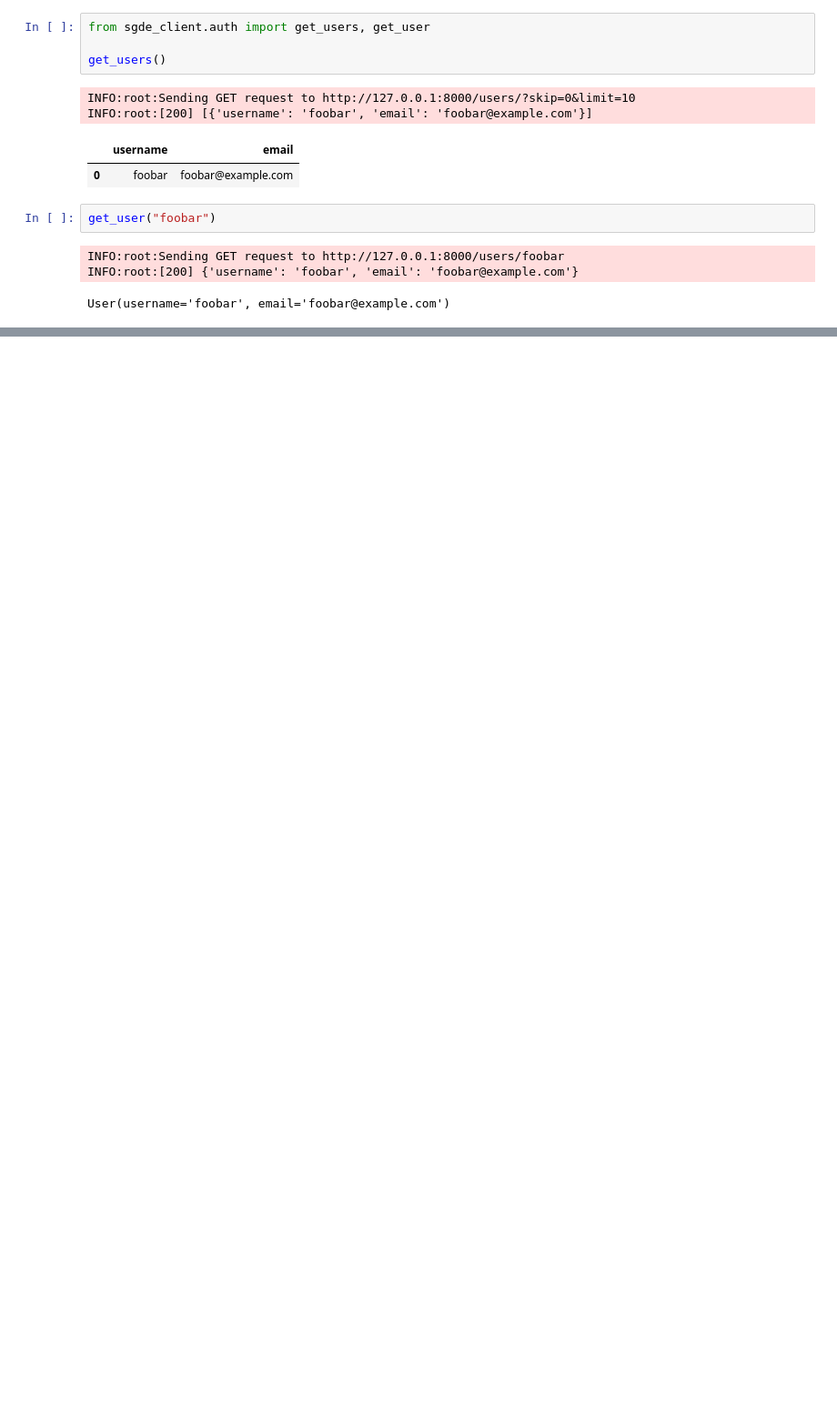
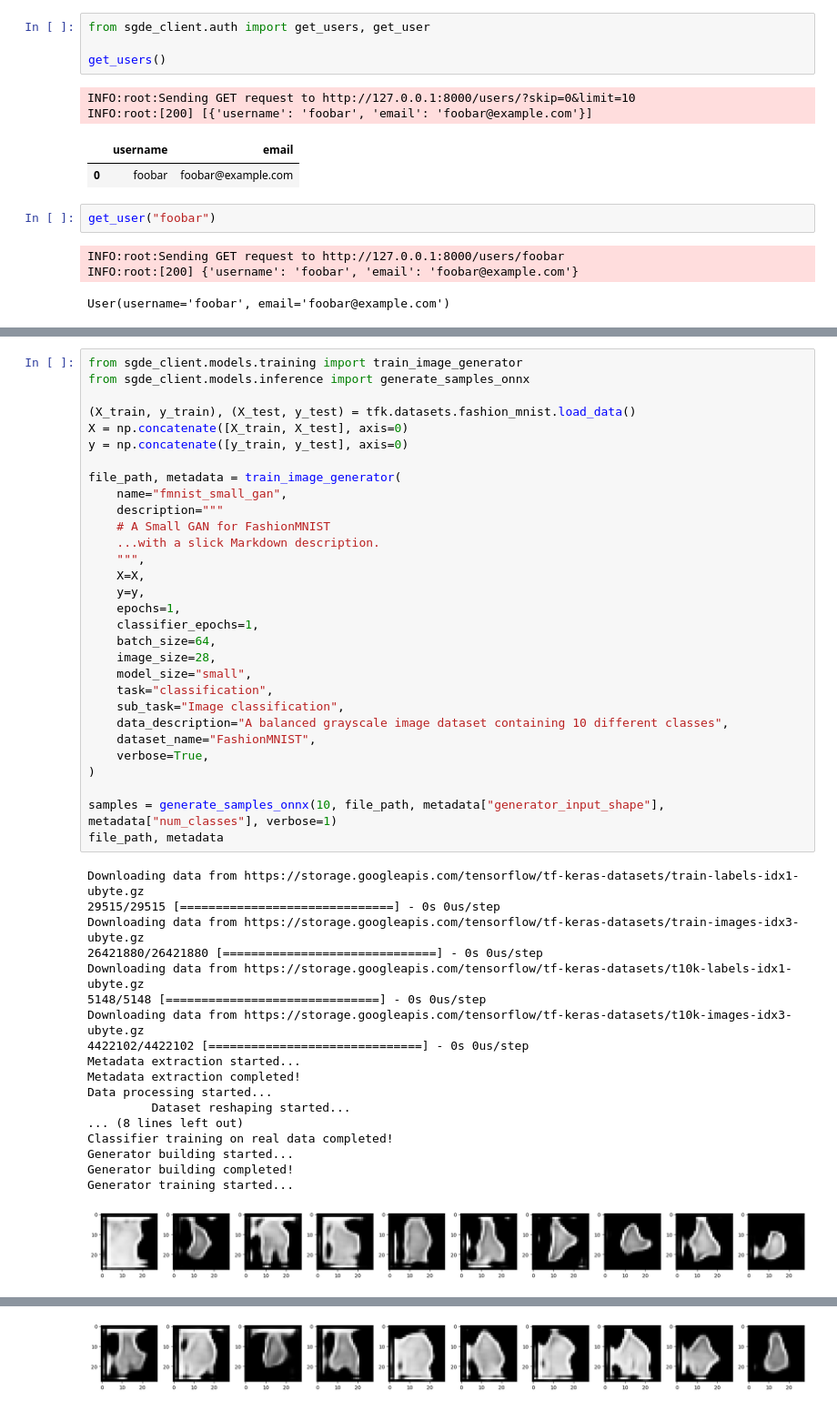
Before and after one commit to archettialberto/SGDE, a Jupyter notebook: sgde_demo.ipynb, the cells around one changed output, grey strips where cells are left out. Shown at 91% size. Cells and saved outputs as stored; diff of their text form; blank space fills up the shorter version.

```diff
--- a/sgde_demo.ipynb
+++ b/sgde_demo.ipynb
@@ -88,0 +151,49 @@ y = np.concatenate([y_train, y_test], axis=0)
+# %%
+from sgde_client.models.training import train_image_generator
+from sgde_client.models.inference import generate_samples_onnx
+
+(X_train, y_train), (X_test, y_test) = tfk.datasets.fashion_mnist.load_data()
+X = np.concatenate([X_train, X_test], axis=0)
+y = np.concatenate([y_train, y_test], axis=0)
+
+file_path, metadata = train_image_generator(
+    name="fmnist_small_gan",
+    description="""
+    # A Small GAN for FashionMNIST
+    ...with a slick Markdown description.
+    """,
+    X=X,
+    y=y,
+    epochs=1,
+    classifier_epochs=1,
+    batch_size=64,
+    image_size=28,
+    model_size="small",
+    task="classification",
+    sub_task="Image classification",
+    data_description="A balanced grayscale image dataset containing 10 different classes",
+    dataset_name="FashionMNIST",
+    verbose=True,
+)
+
+samples = generate_samples_onnx(10, file_path, metadata["generator_input_shape"], metadata["num_classes"], verbose=1)
+file_path, metadata
+# %% [output]
+Downloading data from https://storage.googleapis.com/tensorflow/tf-keras-datasets/train-labels-idx1-ubyte.gz
+29515/29515 [==============================] - 0s 0us/step
+Downloading data from https://storage.googleapis.com/tensorflow/tf-keras-datasets/train-images-idx3-ubyte.gz
+26421880/26421880 [==============================] - 0s 0us/step
+Downloading data from https://storage.googleapis.com/tensorflow/tf-keras-datasets/t10k-labels-idx1-ubyte.gz
+5148/5148 [==============================] - 0s 0us/step
+Downloading data from https://storage.googleapis.com/tensorflow/tf-keras-datasets/t10k-images-idx3-ubyte.gz
+4422102/4422102 [==============================] - 0s 0us/step
+Metadata extraction started...
+Metadata extraction completed!
+Data processing started...
+         Dataset reshaping started...
+... (8 lines left out)
+Classifier training on real data completed!
+Generator building started...
+Generator building completed!
+Generator training started...
+[figure, added]
@@ -89 +211,2 @@ y = np.concatenate([y_train, y_test], axis=0)
+[figure, added]
 # %%
```
Also changed, not shown: parts of 17 cells of this notebook, 6 other files.
